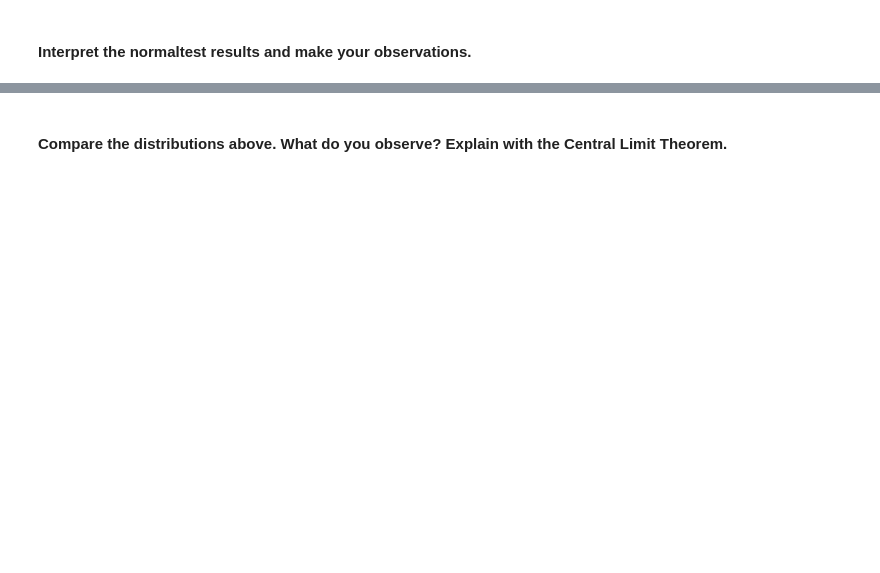
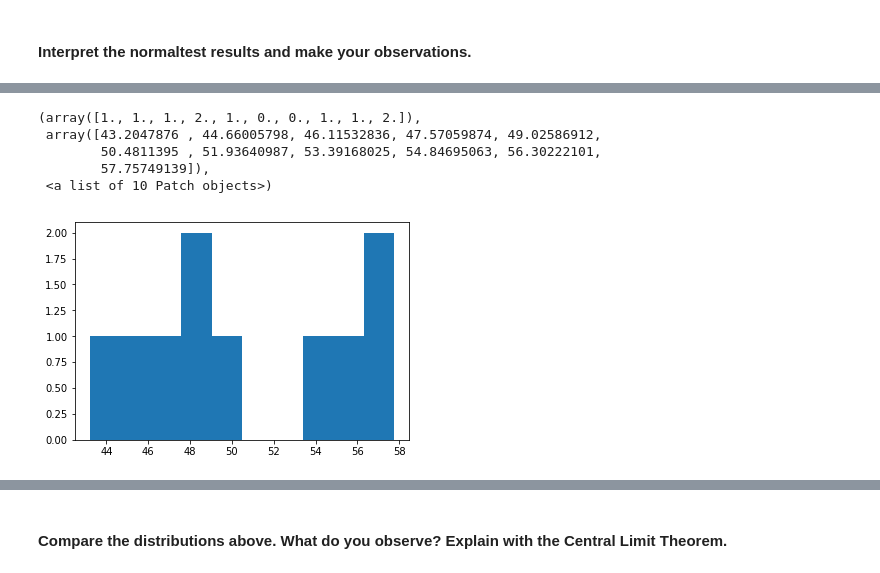
Before and after one commit to ta-data-bcn/lab-probability-dist, a Jupyter notebook: your_code/main.ipynb, the cells around one changed output, grey strips where cells are left out. Saved outputs shown, nothing was run; the diff lists cells and outputs as text; code cells hidden in the pictures; blank space fills up the shorter version.

```diff
--- a/your_code/main.ipynb
+++ b/your_code/main.ipynb
@@ -18,0 +22,7 @@ Use mean=50, standard_deviation=5, and sample_size=[10, 50, 500, 5000] to genera
+# %%
+# Your code here
+mean = 50
+standard_deviation = 5
+sample_size = [10]
+
+random_samples_10 = np.random.normal(loc= mean, scale = standard_deviation, size = sample_size)
@@ -32,3 +90,11 @@ Use matplotlib to plot a histogram of each sample.
 ![normal distributions with different sample sizes](ch-1.png)
 # %%
 # Your code here
+plt.hist(random_samples_10)
+# %% [output]
+(array([1., 1., 1., 2., 1., 0., 0., 1., 1., 2.]),
+ array([43.2047876 , 44.66005798, 46.11532836, 47.57059874, 49.02586912,
+        50.4811395 , 51.93640987, 53.39168025, 54.84695063, 56.30222101,
+        57.75749139]),
+ <a list of 10 Patch objects>)
+[figure, added]
```
Also changed, not shown: parts of 40 cells of this notebook.
